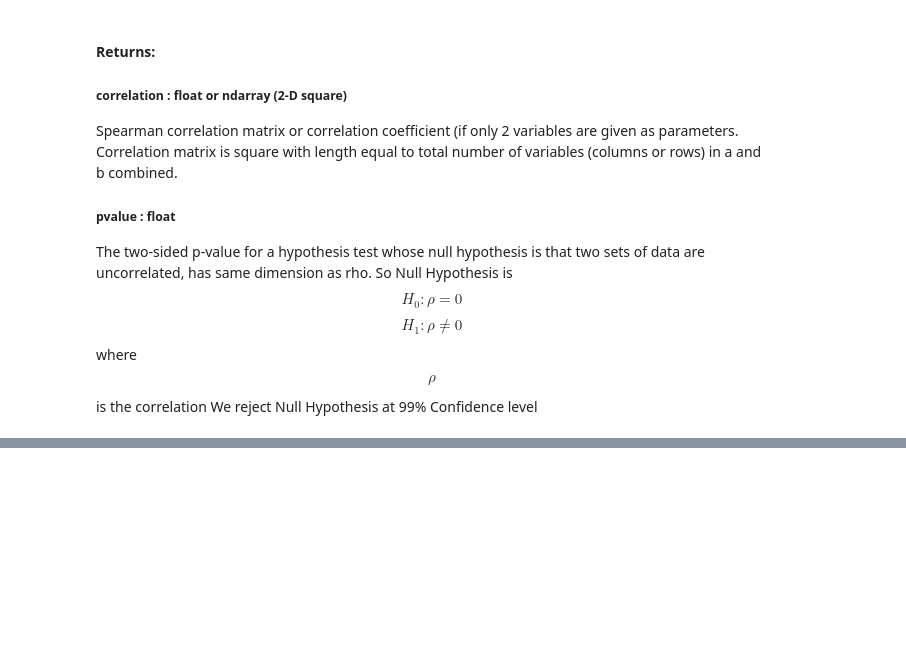
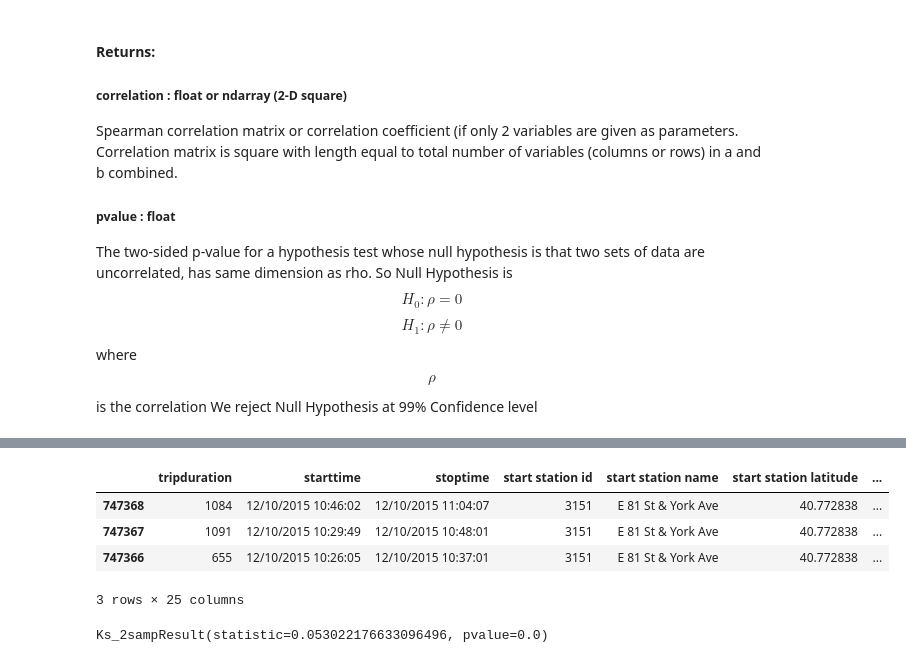
Before and after one commit to sunghoonyang/PUI2018_shy256, a Jupyter notebook: HW6_shy256/Assignment4_shy256.ipynb, the cells around one changed output, grey strips where cells are left out. Saved outputs shown, nothing was run; the diff lists cells and outputs as text; code cells hidden in the pictures; blank space fills up the shorter version.

```diff
--- a/HW6_shy256/Assignment4_shy256.ipynb
+++ b/HW6_shy256/Assignment4_shy256.ipynb
@@ -449,0 +580,9 @@ We reject Null Hypothesis at 99% Confidence level
+# %%
+pickup_to_nbh['Age'] = pickup_to_nbh.ageM.combine_first(pickup_to_nbh.ageF)
+pickup_to_nbh.head(3)
+# %% [output]
+|  | tripduration | starttime | stoptime | start station id | start station name | start station latitude | ... |
+| 747368 | 1084 | 12/10/2015 10:46:02 | 12/10/2015 11:04:07 | 3151 | E 81 St & York Ave | 40.772838 | ... |
+| 747367 | 1091 | 12/10/2015 10:29:49 | 12/10/2015 10:48:01 | 3151 | E 81 St & York Ave | 40.772838 | ... |
+| 747366 | 655 | 12/10/2015 10:26:05 | 12/10/2015 10:37:01 | 3151 | E 81 St & York Ave | 40.772838 | ... |
+3 rows × 25 columns
@@ -449,0 +592,6 @@ We reject Null Hypothesis at 99% Confidence level
+# %%
+# KS test
+ks = scipy.stats.ks_2samp(_mn, _bk)
+print (ks)
+# %% [output]
+Ks_2sampResult(statistic=0.053022176633096496, pvalue=0.0)
```
Also changed, not shown: parts of 27 cells of this notebook.
